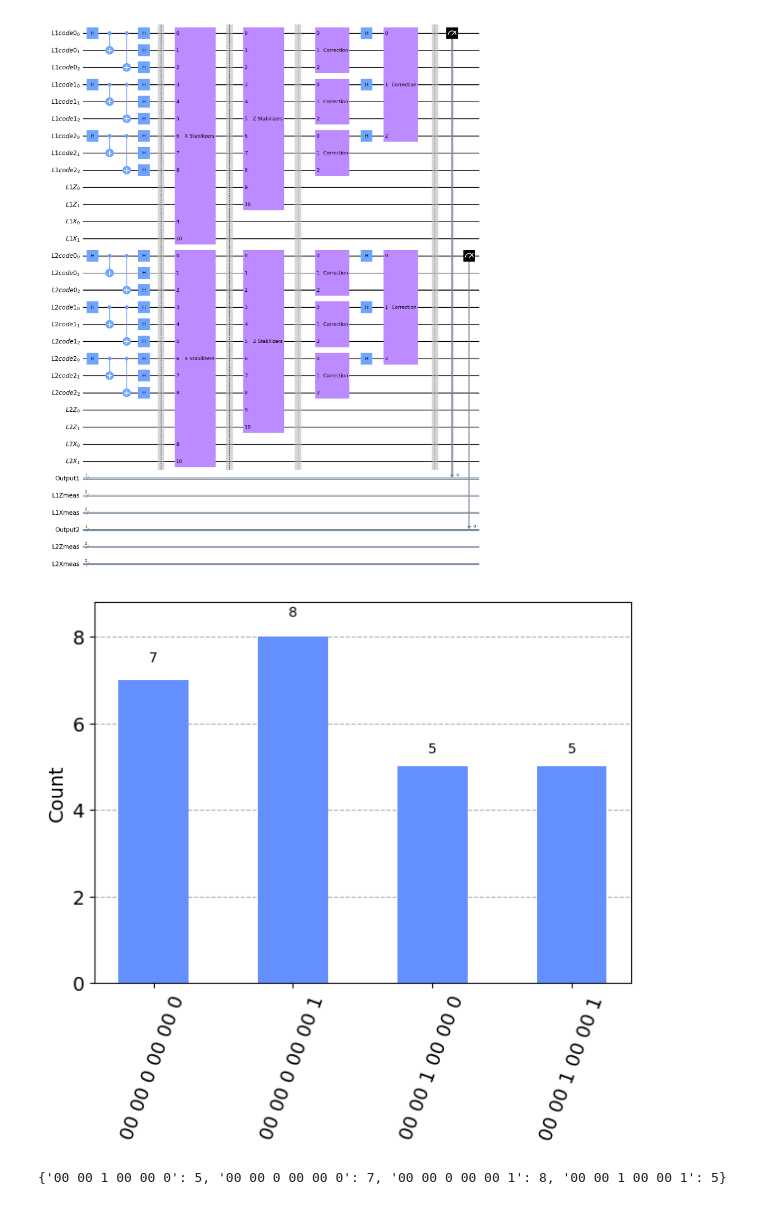
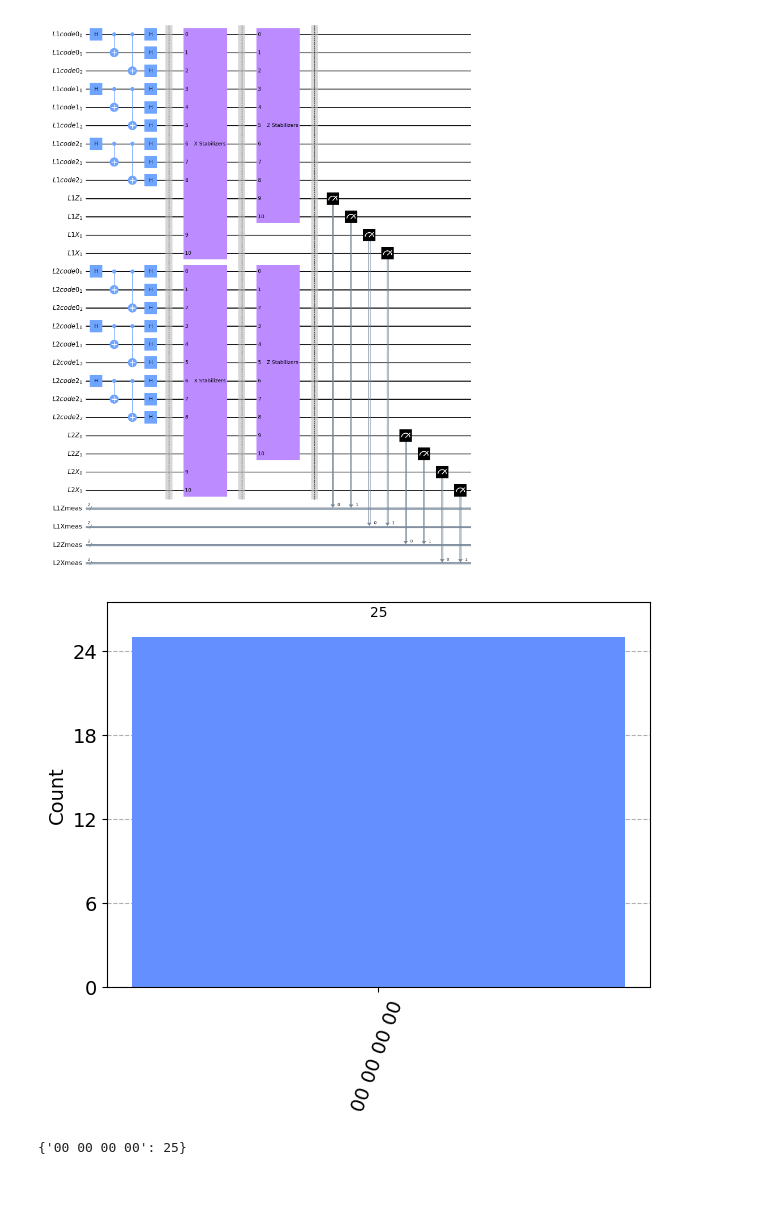
Before and after one commit to TonyPlaysGames/Shors-NeuralNetwork, a Jupyter notebook: x-gate-error.ipynb, the cells around one changed output. Drawn from its saved outputs; the diff is of its cells as text; code cells hidden in the pictures.

```diff
--- a/x-gate-error.ipynb
+++ b/x-gate-error.ipynb
@@ -27,7 +27,7 @@ def createLogicalQubits(numLogicalQubits):
         # physicalQubits.append(ClassicalRegister(3, name='L' + str(qubit +1) + 'code0meas'))
         # physicalQubits.append(ClassicalRegister(3, name='L' + str(qubit +1) + 'code1meas'))
         # physicalQubits.append(ClassicalRegister(3, name='L' + str(qubit +1) + 'code2meas'))
-        physicalQubits.append(ClassicalRegister(1, name='Output' + str(qubit +1) + ''))
+        # physicalQubits.append(ClassicalRegister(1, name='Output' + str(qubit +1) + ''))
 
         physicalQubits.append(ClassicalRegister(2, name='L' + str(qubit +1) + 'Zmeas'))
         physicalQubits.append(ClassicalRegister(2, name='L' + str(qubit +1) + 'Xmeas'))
@@ -166,37 +166,40 @@ def applyCorrection(qc, qubitArray):
 # %%
 qc, qubits = createLogicalQubits(2)
 L1Qubits, L1Ancilla = getQuibitArray(1, qubits)
 L2Qubits, L2Ancilla = getQuibitArray(2, qubits)
 
 applyEncoder(qc, qubits)
 #applyrandomError(qc, qubits)
 
 #Apply X stabalizers to ancilla
 qc.append(x_stabilizers(), L1Qubits + L1Ancilla[-2:])
 qc.append(x_stabilizers(), L2Qubits + L2Ancilla[-2:])
 qc.barrier()
 
 #Apply Z stabalizers to ancilla
 qc.append(z_stabilizers(), L1Qubits + L1Ancilla[:2])
 qc.append(z_stabilizers(), L2Qubits + L2Ancilla[:2])
 qc.barrier()
 
 #Apply correction based on ????
-applyCorrection(qc, [L1Qubits, L2Qubits])
+# applyCorrection(qc, [L1Qubits, L2Qubits])
+# qc.barrier()
+
+qc.h([qubit for i in range(3) for j in range(3) for qubit in qubits])
 qc.barrier()
 
 
 #Show gates for reference
 #display(x_stabilizers().draw(output='mpl'))
 #display(z_stabilizers().draw(output='mpl'))
 #display(correction().draw(output='mpl'))
 
-applyMeasurement(qc, [L1Qubits[0], L2Qubits[0]], [qubits[0][5][0], qubits[1][5][0]])
+# applyMeasurement(qc, [L1Qubits[0], L2Qubits[0]], [qubits[0][5][0], qubits[1][5][0]])
 #applyCodeMeasurements(qc, qubits)
-#applyMeasurements(qc, qubits)
+applyMeasurements(qc, qubits)
 qc.draw(output='mpl', fold=45)
 # %% [output]
-[figure, old version]
+[figure, new version]
 # %%
 sim = Aer.get_backend('qasm_simulator')
 job = execute(qc, sim, shots=25)
@@ -206,7 +209,7 @@ counts = result.get_counts(qc)
 # Z stabilizers: If 01 => error is on 1st, 4th or 7th code qubit, if 11 => error is on 2nd, 5th or 8th code qubit, if 10 => error is on 3rd, 6th or 9th code qubit
 visualization.plot_histogram(counts)
 # %% [output]
-[figure, old version]
+[figure, new version]
 # %%
 def cleanData(data):
     newData = {}
@@ -217,4 +220,4 @@ def cleanData(data):
 
 cleanData(counts)
 # %% [output]
-{'00 00 1 00 00 0': 5, '00 00 0 00 00 0': 7, '00 00 0 00 00 1': 8, '00 00 1 00 00 1': 5}
+{'00 00 00 00': 25}
```
